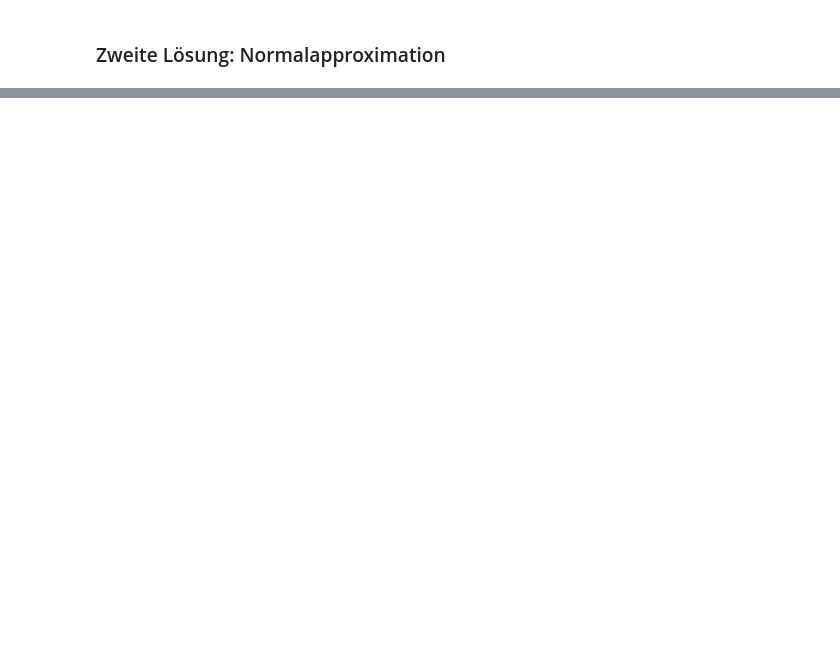
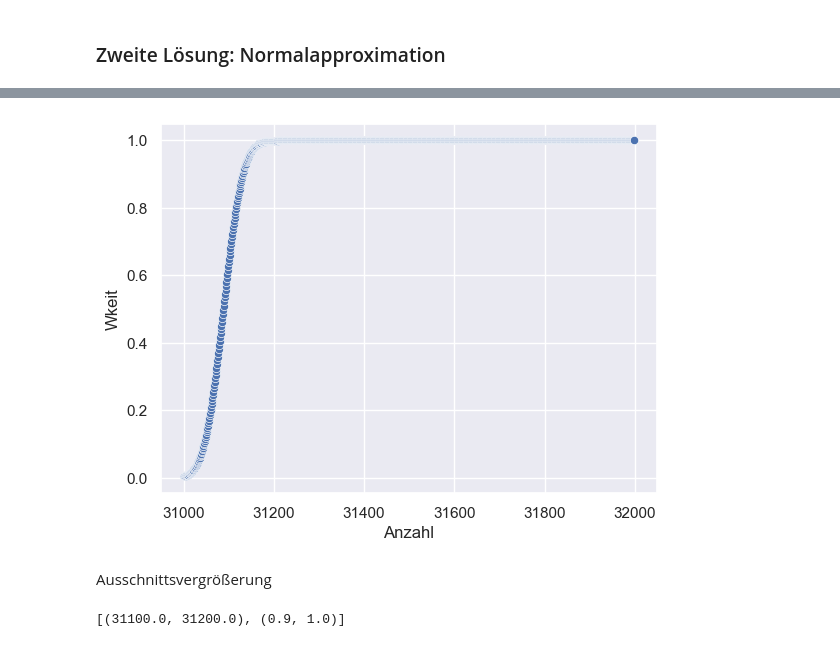
Before and after one commit to Ruediger-Braun/mfb2425, a Jupyter notebook: lektion11.ipynb, the cells around one changed output, grey strips where cells are left out. Drawn from its saved outputs; the diff is of its cells as text; code cells hidden in the pictures; blank space fills up the shorter version.

```diff
--- a/lektion11.ipynb
+++ b/lektion11.ipynb
@@ -349,8 +478,8 @@ $$     P(a \le X \le b)
 
 ### Erste Lösung: Binomialverteilung
 # %%
-n = 30000
-p = 0.97
-a = 29000
+n = 31000
+p = 0.965
+a = 30000
 P = stats.binom(n, p)
 1 - P.cdf(a-1)
@@ -364,0 +503,5 @@ u
+# %%
+df = pd.DataFrame()
+df['Anzahl'] = range(31000, 32000)
+df['u'] = (a - df.Anzahl*p) / np.sqrt(df.Anzahl*p*(1-p))
+df['Wkeit'] = 1 - Phi.cdf(df.u)
@@ -364,0 +524,10 @@ u
+# %%
+ax = sns.scatterplot(df, x='Anzahl', y='Wkeit');
+# %% [output]
+[figure, added]
+# %% [markdown]
+Ausschnittsvergrößerung
+# %%
+ax.set(xlim=(31100, 31200), ylim=(0.9, 1.0))
+# %% [output]
+[(31100.0, 31200.0), (0.9, 1.0)]
```
Also changed, not shown: parts of 51 cells of this notebook.
